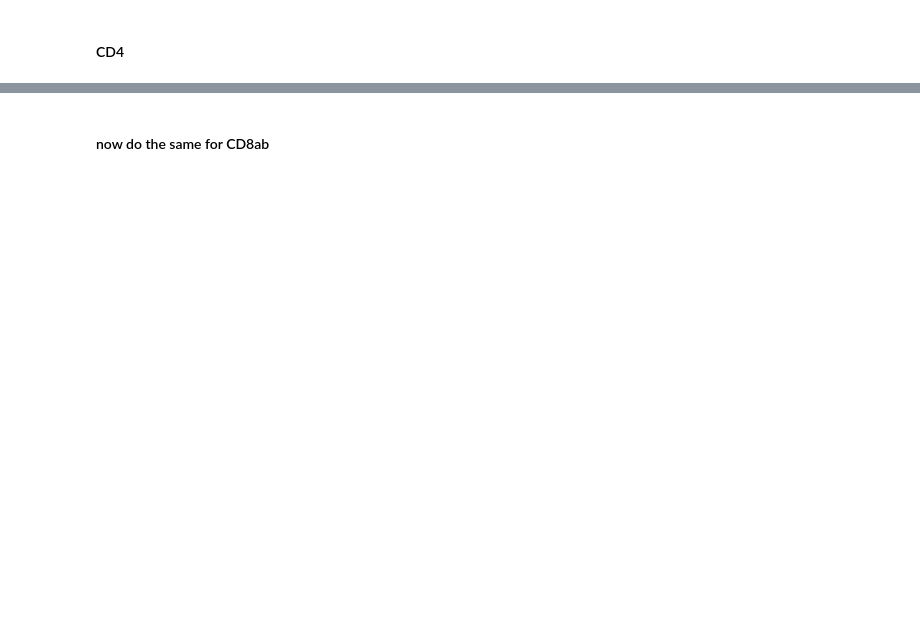
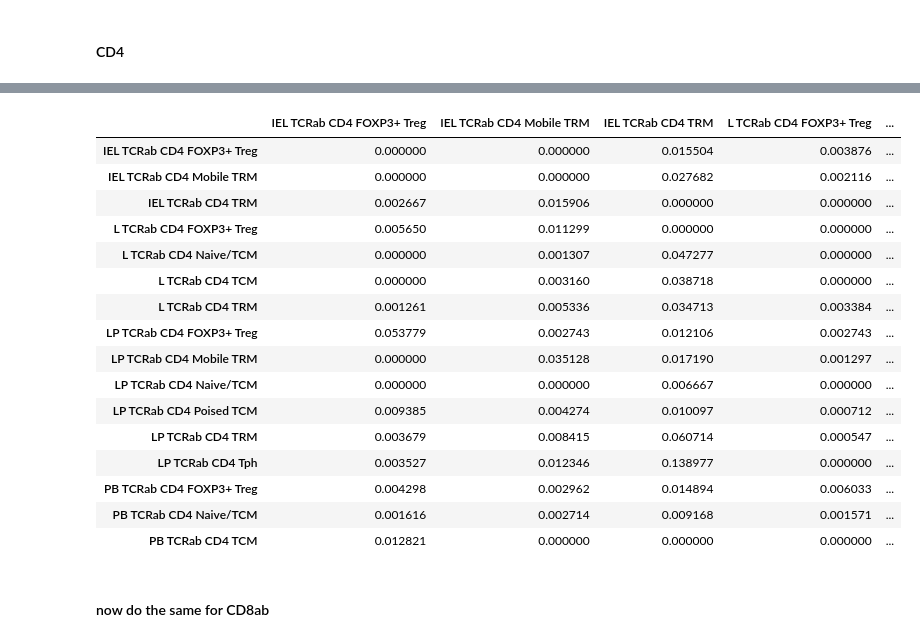
Before and after one commit to Ran-x2/gut-liver-TRM, a Jupyter notebook: Revision/GLIPH2/GLIPH2.ipynb, the cells around one changed output, grey strips where cells are left out. Saved outputs shown, nothing was run; the diff lists cells and outputs as text; code cells hidden in the pictures; blank space fills up the shorter version.

```diff
--- a/Revision/GLIPH2/GLIPH2.ipynb
+++ b/Revision/GLIPH2/GLIPH2.ipynb
@@ -70,2 +44,5 @@ Categories (3, object): ['TCRab CD4', 'TCRab CD8aa', 'TCRab CD8ab']
 # %% [markdown]
 ### Mapping GLIPH2 reulst back
+# %%
+unique_clone_counts = adata_ab.obs.groupby(['Donor ID', 'tissue+celltype'])['clone_code'].nunique()
+unique_clone_counts
@@ -71,0 +63,3 @@ Categories (3, object): ['TCRab CD4', 'TCRab CD8aa', 'TCRab CD8ab']
+# %%
+unique_clone_counts_table = unique_clone_counts.unstack(fill_value=0)
+unique_clone_counts_table
@@ -128 +80,76 @@ migration_counts
+# %%
+CD4_GLIPH2['celltype'] = CD4_GLIPH2['Sample'].str.split(':').str[1]
+CD4_GLIPH2['donor']    = CD4_GLIPH2['Sample'].str.split(':').str[0]
+CD4_GLIPH2['clone'] = (
+    CD4_GLIPH2
+    .groupby(['donor','TcRb','V','J','TcRa'], dropna=False, sort=False)
+    .ngroup()
+)
+motif_col = 'type'
+dedup = (
+    CD4_GLIPH2
+    .loc[:, ['donor','celltype',motif_col,'clone']]
+    .drop_duplicates()
+)
+# %%
+CD4_GLIPH2_donor_clone_normalized = {}
+
+for i in dedup['donor'].unique():
+    df_i = dedup[dedup['donor'] == i]
+
+    nodes = sorted(df_i['celltype'].unique())
+    shared_counts = pd.DataFrame(0.0, index=nodes, columns=nodes, dtype=float)
+
+    # Precompute sets for speed
+    clones_in_ct = {ct: set(df_i.loc[df_i['celltype']==ct, 'clone']) for ct in nodes}
+    motifs_in_ct = {ct: set(df_i.loc[df_i['celltype']==ct, motif_col]) for ct in nodes}
+
+    for A in nodes:
+        denom = unique_clone_counts_table.loc[i,A]
+        if denom == 0:
+            continue
+        for B in nodes:
+            if A == B:
+                continue
+            # Motifs present in B
+            motifs_B = motifs_in_ct[B]
+            if not motifs_B:
+                shared_counts.loc[A, B] = 0.0
+                continue
+
+            # Clones in A that have at least one motif also seen in B
+            clones_A_shared = set(
+                df_i.loc[
+                    (df_i['celltype']==A) & (df_i[motif_col].isin(motifs_B)), #well that is, if a clone in cell type A and has the motif that is in cell type B
+                    'clone'
+                ]
+            )
+            shared_counts.loc[A, B] = len(clones_A_shared) / denom
+
+    CD4_GLIPH2_donor_clone_normalized[i] = shared_counts
+
+# --- 2) Average across donors (aligning all cell types) ---
+all_nodes = sorted(dedup['celltype'].unique())
+dfs = [m.reindex(index=all_nodes, columns=all_nodes, fill_value=0.0)
+       for m in CD4_GLIPH2_donor_clone_normalized.values()]
+CD4_GLIPH2_donor_clone_normalized_mean = sum(dfs) / len(dfs)
+CD4_GLIPH2_donor_clone_normalized_mean
+# %% [output]
+|  | IEL TCRab CD4 FOXP3+ Treg | IEL TCRab CD4 Mobile TRM | IEL TCRab CD4 TRM | L TCRab CD4 FOXP3+ Treg | ... |
+| IEL TCRab CD4 FOXP3+ Treg | 0.000000 | 0.000000 | 0.015504 | 0.003876 | ... |
+| IEL TCRab CD4 Mobile TRM | 0.000000 | 0.000000 | 0.027682 | 0.002116 | ... |
+| IEL TCRab CD4 TRM | 0.002667 | 0.015906 | 0.000000 | 0.000000 | ... |
+| L TCRab CD4 FOXP3+ Treg | 0.005650 | 0.011299 | 0.000000 | 0.000000 | ... |
+| L TCRab CD4 Naive/TCM | 0.000000 | 0.001307 | 0.047277 | 0.000000 | ... |
+| L TCRab CD4 TCM | 0.000000 | 0.003160 | 0.038718 | 0.000000 | ... |
+| L TCRab CD4 TRM | 0.001261 | 0.005336 | 0.034713 | 0.003384 | ... |
+| LP TCRab CD4 FOXP3+ Treg | 0.053779 | 0.002743 | 0.012106 | 0.002743 | ... |
+| LP TCRab CD4 Mobile TRM | 0.000000 | 0.035128 | 0.017190 | 0.001297 | ... |
+| LP TCRab CD4 Naive/TCM | 0.000000 | 0.000000 | 0.006667 | 0.000000 | ... |
+| LP TCRab CD4 Poised TCM | 0.009385 | 0.004274 | 0.010097 | 0.000712 | ... |
+| LP TCRab CD4 TRM | 0.003679 | 0.008415 | 0.060714 | 0.000547 | ... |
+| LP TCRab CD4 Tph | 0.003527 | 0.012346 | 0.138977 | 0.000000 | ... |
+| PB TCRab CD4 FOXP3+ Treg | 0.004298 | 0.002962 | 0.014894 | 0.006033 | ... |
+| PB TCRab CD4 Naive/TCM | 0.001616 | 0.002714 | 0.009168 | 0.001571 | ... |
+| PB TCRab CD4 TCM | 0.012821 | 0.000000 | 0.000000 | 0.000000 | ... |
 # %%
```
Also changed, not shown: parts of 13 cells of this notebook, 15 other files.
